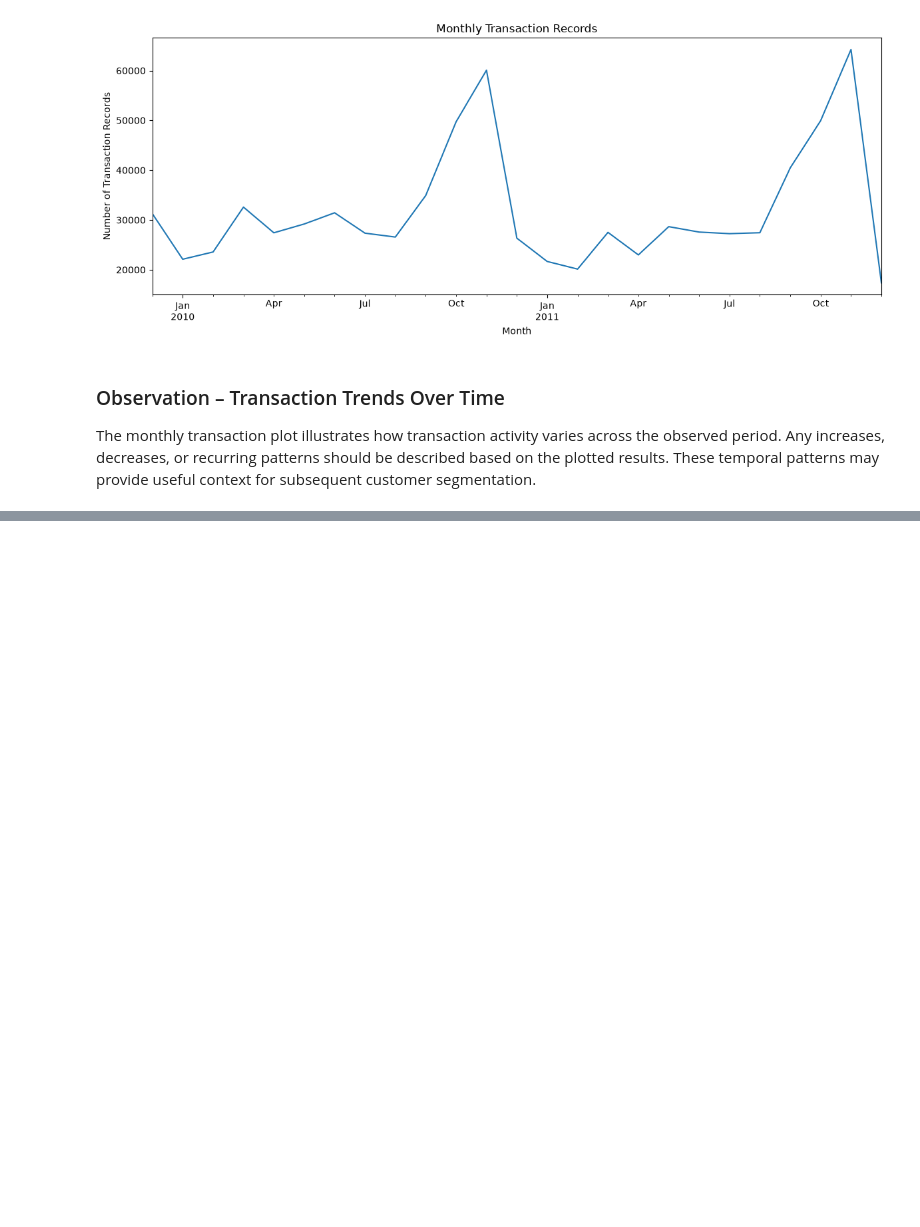
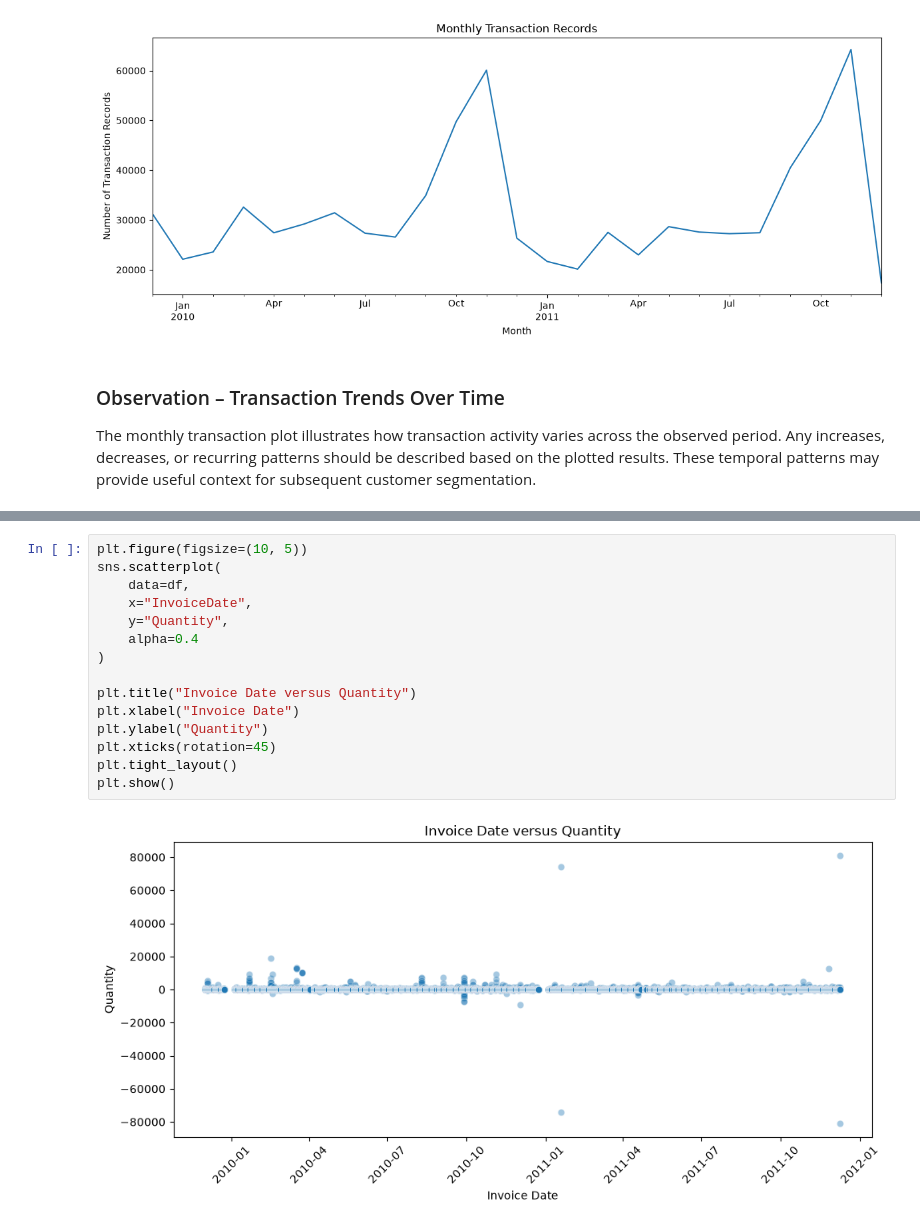
Before and after one commit to snehitha-araveti/ML-Capstone-Project-2026, a Jupyter notebook: notebooks/clustering.ipynb, the cells around one changed output, grey strips where cells are left out. Drawn from its saved outputs; the diff is of its cells as text; blank space fills up the shorter version.

```diff
--- a/notebooks/clustering.ipynb
+++ b/notebooks/clustering.ipynb
@@ -280,0 +328,17 @@ The monthly transaction plot illustrates how transaction activity varies across
+# %%
+plt.figure(figsize=(10, 5))
+sns.scatterplot(
+    data=df,
+    x="InvoiceDate",
+    y="Quantity",
+    alpha=0.4
+)
+
+plt.title("Invoice Date versus Quantity")
+plt.xlabel("Invoice Date")
+plt.ylabel("Quantity")
+plt.xticks(rotation=45)
+plt.tight_layout()
+plt.show()
+# %% [output]
+[figure, added]
```
Also changed, not shown: parts of 10 cells of this notebook.
